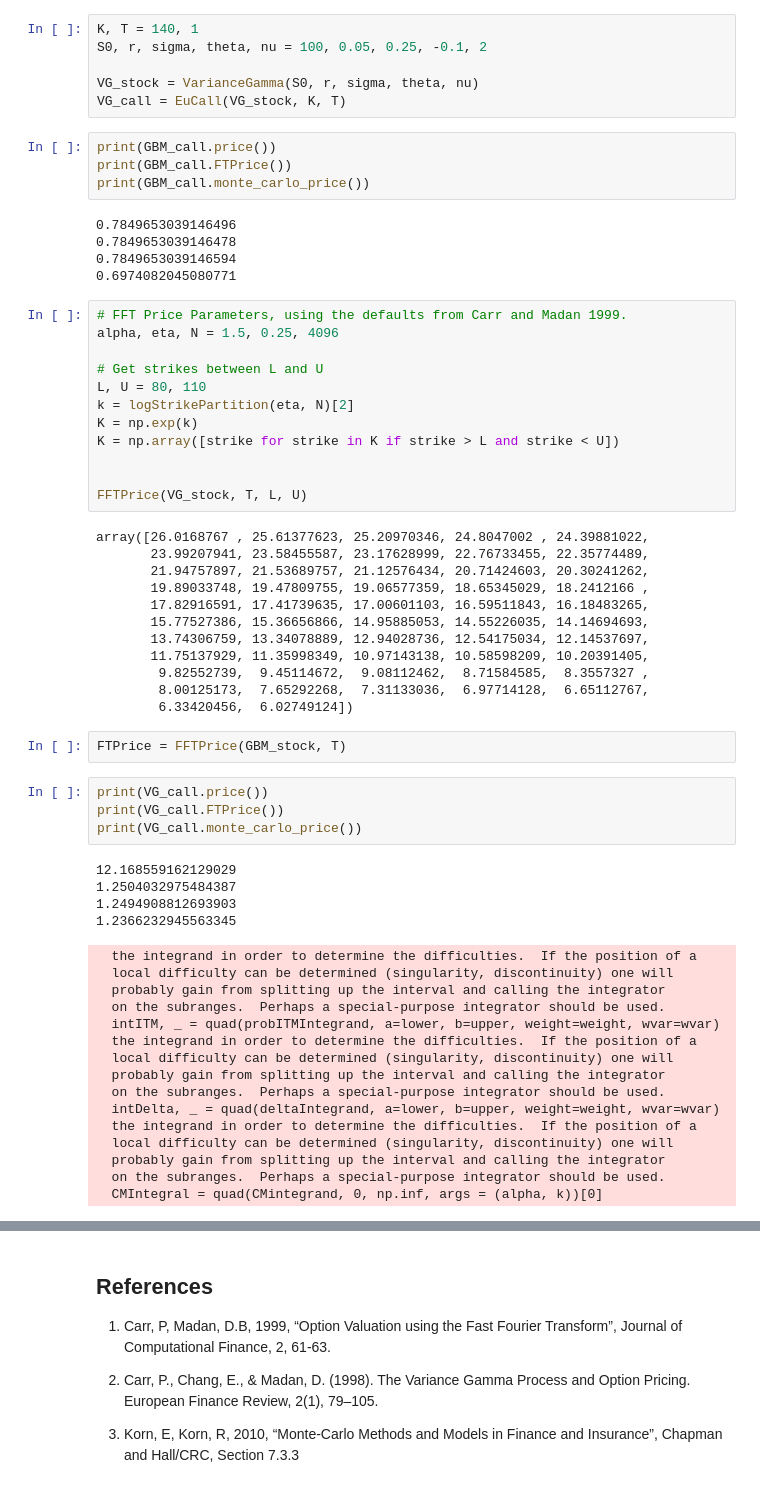
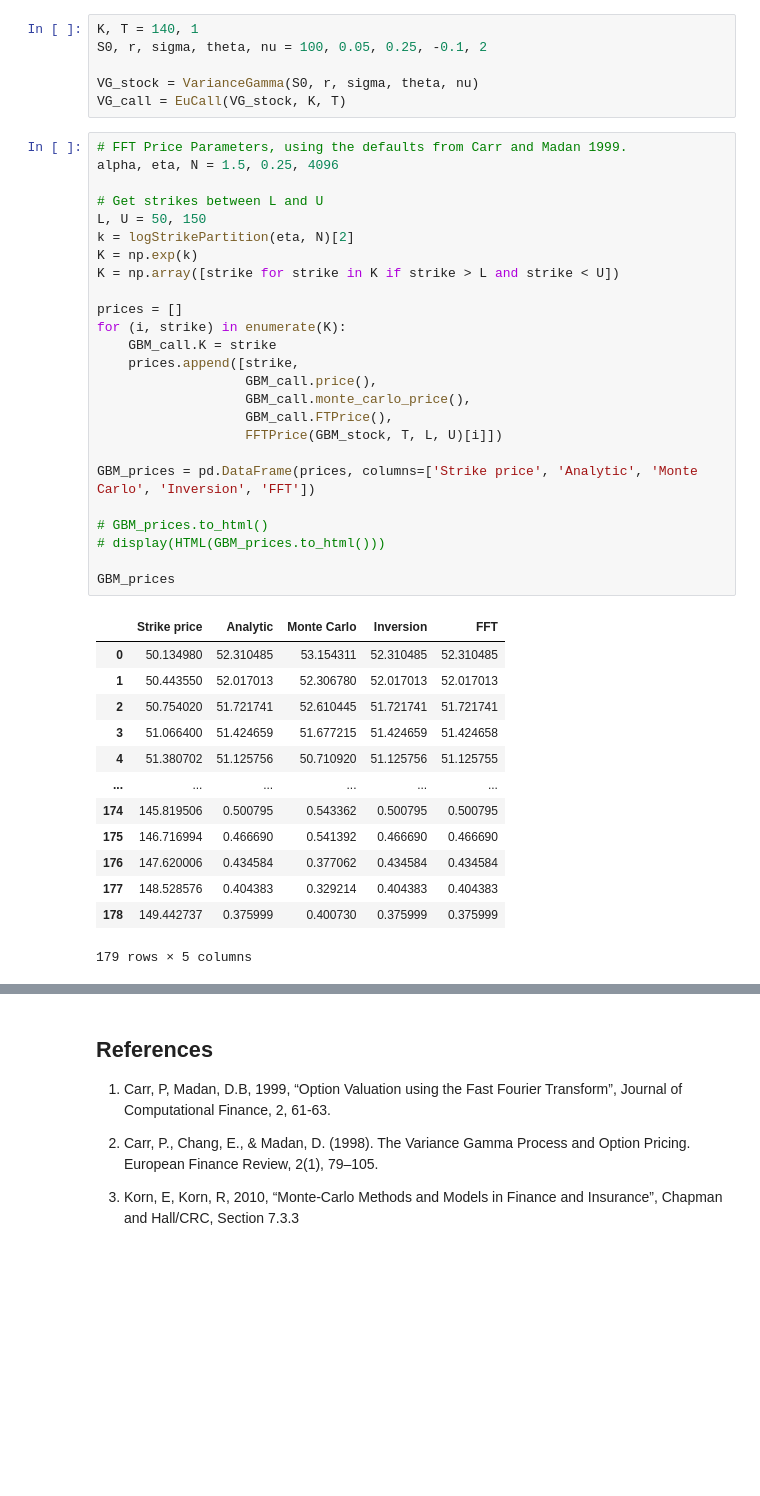
Before and after one commit to jwa172/OptionPricing, a Jupyter notebook: option_nb.ipynb, the cells around one changed output, grey strips where cells are left out. Cells and saved outputs as stored; diff of their text form; blank space fills up the shorter version.

Commit message:
evaluated prices

```diff
--- a/option_nb.ipynb
+++ b/option_nb.ipynb
@@ -685,62 +691,42 @@ S0, r, sigma, theta, nu = 100, 0.05, 0.25, -0.1, 2
 
 VG_stock = VarianceGamma(S0, r, sigma, theta, nu)
 VG_call = EuCall(VG_stock, K, T)
-# %%
-print(GBM_call.price())
-print(GBM_call.FTPrice())
-print(GBM_call.monte_carlo_price())
-# %% [output]
-0.7849653039146496
-0.7849653039146478
-0.7849653039146594
-0.6974082045080771
 # %%
 # FFT Price Parameters, using the defaults from Carr and Madan 1999.
 alpha, eta, N = 1.5, 0.25, 4096
 
 # Get strikes between L and U
-L, U = 80, 110
+L, U = 50, 150
 k = logStrikePartition(eta, N)[2]
 K = np.exp(k)
 K = np.array([strike for strike in K if strike > L and strike < U])
 
+prices = []
+for (i, strike) in enumerate(K):
+    GBM_call.K = strike
+    prices.append([strike,
+                   GBM_call.price(),
+                   GBM_call.monte_carlo_price(),
+                   GBM_call.FTPrice(),
+                   FFTPrice(GBM_stock, T, L, U)[i]])
 
-FFTPrice(VG_stock, T, L, U)
+GBM_prices = pd.DataFrame(prices, columns=['Strike price', 'Analytic', 'Monte Carlo', 'Inversion', 'FFT'])
+
+# GBM_prices.to_html()
+# display(HTML(GBM_prices.to_html()))
+
+GBM_prices
 # %% [output]
+|  | Strike price | Analytic | Monte Carlo | Inversion | FFT |
+| 0 | 50.134980 | 52.310485 | 53.154311 | 52.310485 | 52.310485 |
+| 1 | 50.443550 | 52.017013 | 52.306780 | 52.017013 | 52.017013 |
+| 2 | 50.754020 | 51.721741 | 52.610445 | 51.721741 | 51.721741 |
+| 3 | 51.066400 | 51.424659 | 51.677215 | 51.424659 | 51.424658 |
+| 4 | 51.380702 | 51.125756 | 50.710920 | 51.125756 | 51.125755 |
+| ... | ... | ... | ... | ... | ... |
+| 174 | 145.819506 | 0.500795 | 0.543362 | 0.500795 | 0.500795 |
+| 175 | 146.716994 | 0.466690 | 0.541392 | 0.466690 | 0.466690 |
+| 176 | 147.620006 | 0.434584 | 0.377062 | 0.434584 | 0.434584 |
+| 177 | 148.528576 | 0.404383 | 0.329214 | 0.404383 | 0.404383 |
+| 178 | 149.442737 | 0.375999 | 0.400730 | 0.375999 | 0.375999 |
-array([26.0168767 , 25.61377623, 25.20970346, 24.8047002 , 24.39881022,
-       23.99207941, 23.58455587, 23.17628999, 22.76733455, 22.35774489,
-       21.94757897, 21.53689757, 21.12576434, 20.71424603, 20.30241262,
-       19.89033748, 19.47809755, 19.06577359, 18.65345029, 18.2412166 ,
-       17.82916591, 17.41739635, 17.00601103, 16.59511843, 16.18483265,
-       15.77527386, 15.36656866, 14.95885053, 14.55226035, 14.14694693,
-       13.74306759, 13.34078889, 12.94028736, 12.54175034, 12.14537697,
-       11.75137929, 11.35998349, 10.97143138, 10.58598209, 10.20391405,
-        9.82552739,  9.45114672,  9.08112462,  8.71584585,  8.3557327 ,
-        8.00125173,  7.65292268,  7.31133036,  6.97714128,  6.65112767,
-        6.33420456,  6.02749124])
+179 rows × 5 columns
-# %%
-FTPrice = FFTPrice(GBM_stock, T)
-# %%
-print(VG_call.price())
-print(VG_call.FTPrice())
-print(VG_call.monte_carlo_price())
-# %% [output]
-12.168559162129029
-1.2504032975484387
-1.2494908812693903
-1.2366232945563345
-  the integrand in order to determine the difficulties.  If the position of a
-  local difficulty can be determined (singularity, discontinuity) one will
-  probably gain from splitting up the interval and calling the integrator
-  on the subranges.  Perhaps a special-purpose integrator should be used.
-  intITM, _ = quad(probITMIntegrand, a=lower, b=upper, weight=weight, wvar=wvar)
-  the integrand in order to determine the difficulties.  If the position of a
-  local difficulty can be determined (singularity, discontinuity) one will
-  probably gain from splitting up the interval and calling the integrator
-  on the subranges.  Perhaps a special-purpose integrator should be used.
-  intDelta, _ = quad(deltaIntegrand, a=lower, b=upper, weight=weight, wvar=wvar)
-  the integrand in order to determine the difficulties.  If the position of a
-  local difficulty can be determined (singularity, discontinuity) one will
-  probably gain from splitting up the interval and calling the integrator
-  on the subranges.  Perhaps a special-purpose integrator should be used.
-  CMIntegral = quad(CMintegrand, 0, np.inf, args = (alpha, k))[0]
```
Also changed, not shown: parts of 6 cells of this notebook, 1 other file.
